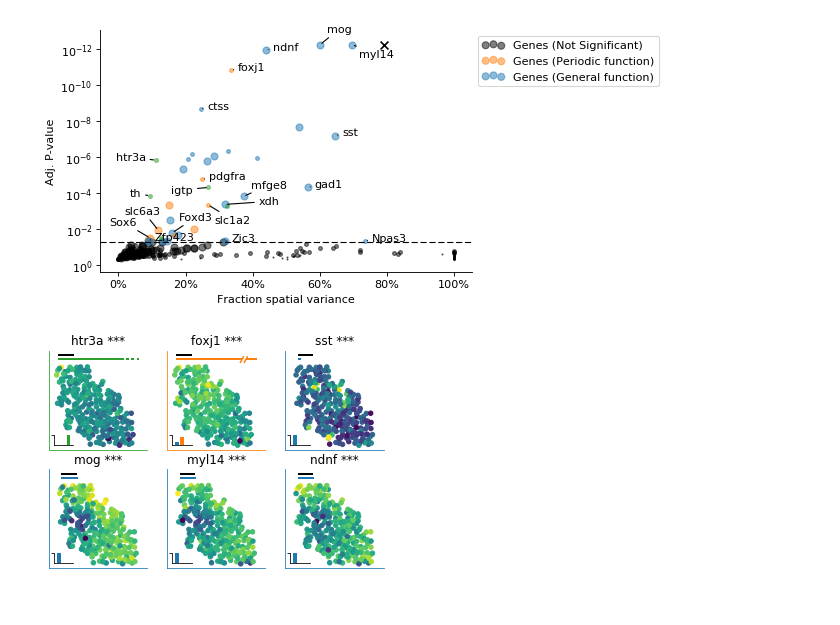
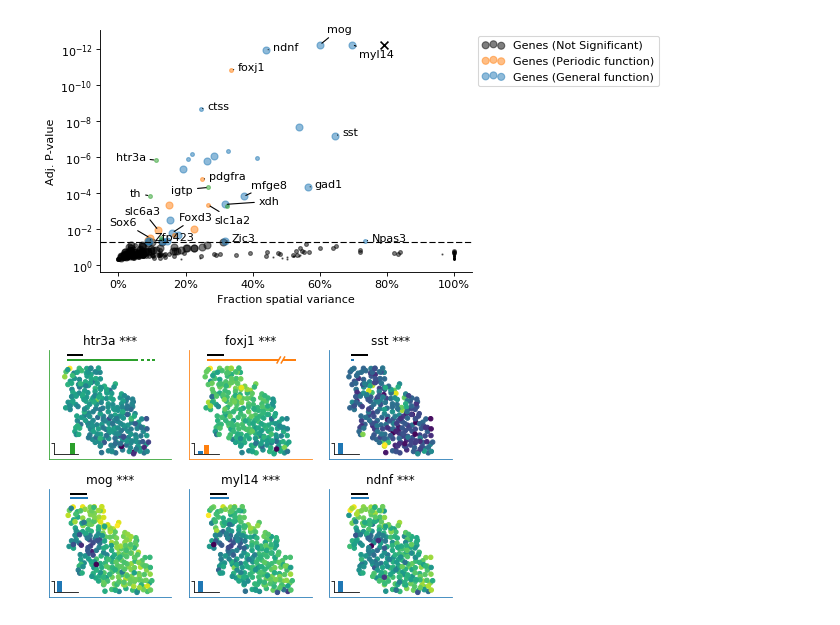
Before and after one commit to Teichlab/SpatialDE, a Jupyter notebook: Analysis/SeqFISH/SeqFISH Results.ipynb, the cells around one changed output. Drawn from its saved outputs; the diff is of its cells as text; code cells hidden in the pictures.

```diff
--- a/Analysis/SeqFISH/SeqFISH Results.ipynb
+++ b/Analysis/SeqFISH/SeqFISH Results.ipynb
@@ -418,32 +418,33 @@ for i, idx in enumerate(select_genes.index):
     plt.hlines(150, 50, 250, lw=2)
     if 50 + r['l'] < 1100 and r['model'] != 'linear':
         plt.hlines(100, 50, 50 + r['l'], lw=2, color=model_colors[r['model']], zorder=0)
     else:
         if r['model'] != 'linear':
             plt.hlines(100, 50, 900, lw=2, color=model_colors[r['model']], zorder=0)
             plt.hlines(100, 950, 1100, lw=2, color=model_colors[r['model']], zorder=0)
             plt.plot([900 - 20, 900 + 20], [60, 130], lw=1.5, color=model_colors[r['model']], zorder=0)
             plt.plot([950 - 20, 950 + 20], [60, 130], lw=1.5, color=model_colors[r['model']], zorder=0)
 
         else:
             plt.hlines(100, 50, 900, lw=2, color=model_colors[r['model']], zorder=0)
             plt.hlines(100, 933, 966, lw=2, color=model_colors[r['model']], zorder=0)
             plt.hlines(100, 1000, 1033, lw=2, color=model_colors[r['model']], zorder=0)
             plt.hlines(100, 1066, 1100, lw=2, color=model_colors[r['model']], zorder=0)
 
     for spine in ax.spines.values():
         spine.set_edgecolor(model_colors[r['model']])
 
     plt.axis('equal')
 
+    # Make insert with model probabilities
     ins_ax = inset_axes(ax, width='20%', height='10%', loc=3)
     plt.bar((1, 2, 3), select_genes.loc[idx][['SE_prob', 'PER_prob', 'linear_prob']], color=['C0', 'C1', 'C2'])
     plt.ylim(0, 1);
     plt.xticks([], [])
     plt.xlim(-0.0, 4)
     plt.yticks([1], ['']);
 
-
+plt.tight_layout()
 plt.savefig('SF_select_genes.pdf', bbox_inches='tight')
 # %% [output]
-[figure, old version]
+[figure, new version]
```
Also changed, not shown: parts of 2 cells of this notebook, 12 other files.
